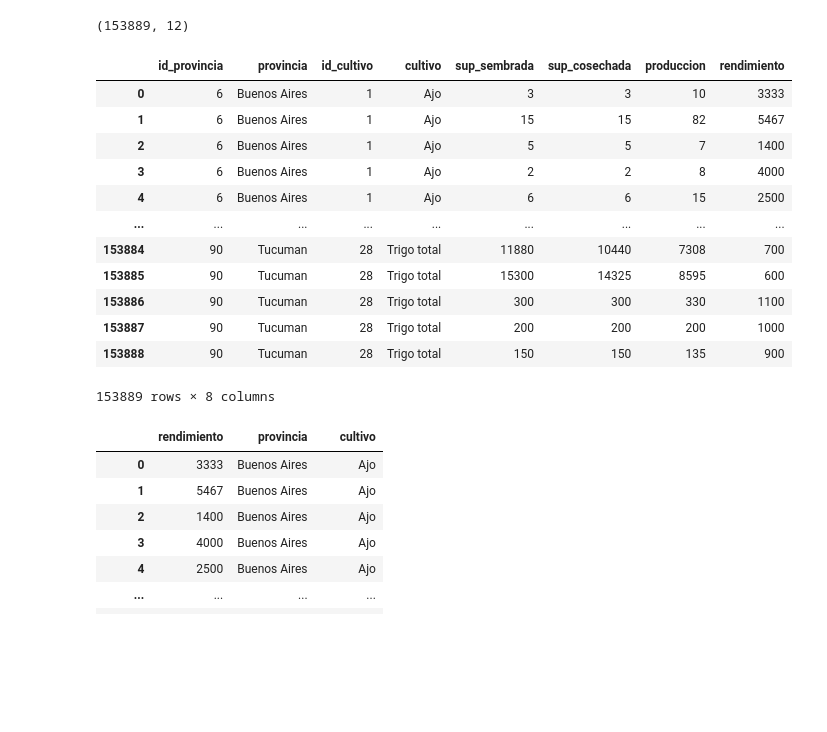
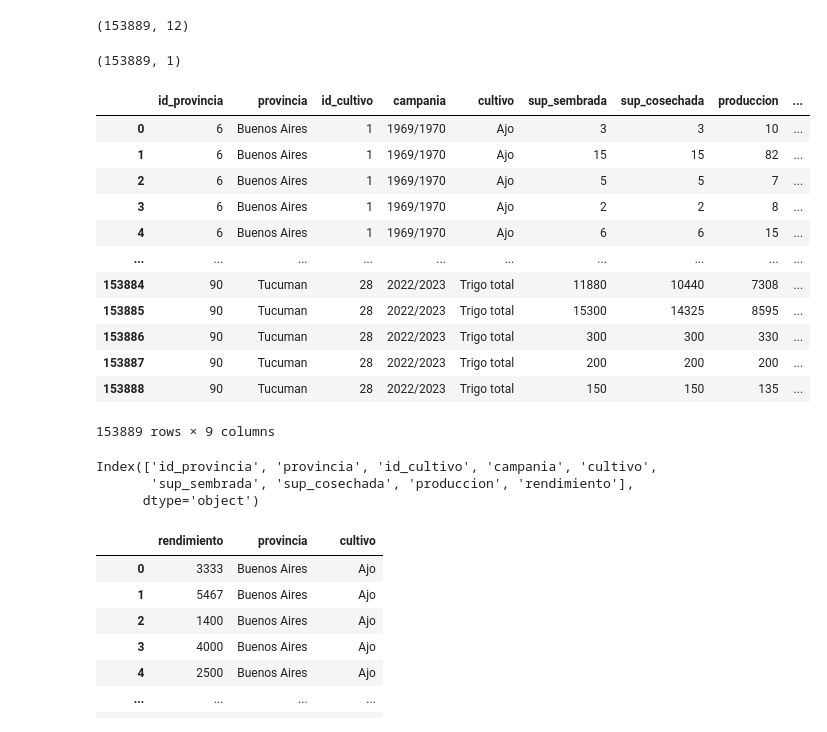
Before and after one commit to IvanGonzal0/Proyecto_Final_BigData, a Jupyter notebook: Final_BigData_IvanGonzaloTapia.ipynb, the cells around one changed output. Cells and saved outputs as stored; diff of their text form; code cells hidden in the pictures; blank space fills up the shorter version.

```diff
--- a/Final_BigData_IvanGonzaloTapia.ipynb
+++ b/Final_BigData_IvanGonzaloTapia.ipynb
@@ -355,27 +355,38 @@ df_organizado
 df_organizado.shape
 # %% [output]
 (153889, 12)
+# %%
+df_estimacion = sanitizar_dataframe(df_estimacion)
+df_estimacion.shape
+# %% [output]
+(153889, 1)
 # %%
-columnas_selec = ['id_provincia', 'provincia', 'id_cultivo', 'cultivo', 'sup_sembrada', 'sup_cosechada', 'produccion', 'rendimiento']
+columnas_selec = ['id_provincia', 'provincia', 'id_cultivo','campania', 'cultivo', 'sup_sembrada', 'sup_cosechada', 'produccion', 'rendimiento']
 
 nuevo_df = df_organizado[columnas_selec]
 
 # Muestra el nuevo DataFrame
 nuevo_df
 # %% [output]
-|  | id_provincia | provincia | id_cultivo | cultivo | sup_sembrada | sup_cosechada | produccion | rendimiento |
-| 0 | 6 | Buenos Aires | 1 | Ajo | 3 | 3 | 10 | 3333 |
-| 1 | 6 | Buenos Aires | 1 | Ajo | 15 | 15 | 82 | 5467 |
-| 2 | 6 | Buenos Aires | 1 | Ajo | 5 | 5 | 7 | 1400 |
-| 3 | 6 | Buenos Aires | 1 | Ajo | 2 | 2 | 8 | 4000 |
-| 4 | 6 | Buenos Aires | 1 | Ajo | 6 | 6 | 15 | 2500 |
-| ... | ... | ... | ... | ... | ... | ... | ... | ... |
-| 153884 | 90 | Tucuman | 28 | Trigo total | 11880 | 10440 | 7308 | 700 |
-| 153885 | 90 | Tucuman | 28 | Trigo total | 15300 | 14325 | 8595 | 600 |
-| 153886 | 90 | Tucuman | 28 | Trigo total | 300 | 300 | 330 | 1100 |
-| 153887 | 90 | Tucuman | 28 | Trigo total | 200 | 200 | 200 | 1000 |
-| 153888 | 90 | Tucuman | 28 | Trigo total | 150 | 150 | 135 | 900 |
+|  | id_provincia | provincia | id_cultivo | campania | cultivo | sup_sembrada | sup_cosechada | produccion | ... |
+| 0 | 6 | Buenos Aires | 1 | 1969/1970 | Ajo | 3 | 3 | 10 | ... |
+| 1 | 6 | Buenos Aires | 1 | 1969/1970 | Ajo | 15 | 15 | 82 | ... |
+| 2 | 6 | Buenos Aires | 1 | 1969/1970 | Ajo | 5 | 5 | 7 | ... |
+| 3 | 6 | Buenos Aires | 1 | 1969/1970 | Ajo | 2 | 2 | 8 | ... |
+| 4 | 6 | Buenos Aires | 1 | 1969/1970 | Ajo | 6 | 6 | 15 | ... |
+| ... | ... | ... | ... | ... | ... | ... | ... | ... | ... |
+| 153884 | 90 | Tucuman | 28 | 2022/2023 | Trigo total | 11880 | 10440 | 7308 | ... |
+| 153885 | 90 | Tucuman | 28 | 2022/2023 | Trigo total | 15300 | 14325 | 8595 | ... |
+| 153886 | 90 | Tucuman | 28 | 2022/2023 | Trigo total | 300 | 300 | 330 | ... |
+| 153887 | 90 | Tucuman | 28 | 2022/2023 | Trigo total | 200 | 200 | 200 | ... |
+| 153888 | 90 | Tucuman | 28 | 2022/2023 | Trigo total | 150 | 150 | 135 | ... |
-153889 rows × 8 columns
+153889 rows × 9 columns
+# %%
+nuevo_df.columns
+# %% [output]
+Index(['id_provincia', 'provincia', 'id_cultivo', 'campania', 'cultivo',
+       'sup_sembrada', 'sup_cosechada', 'produccion', 'rendimiento'],
+      dtype='object')
 # %%
 df_new = df_organizado[['rendimiento', 'provincia','cultivo']]
 df_new
```
Also changed, not shown: parts of 25 cells of this notebook.
